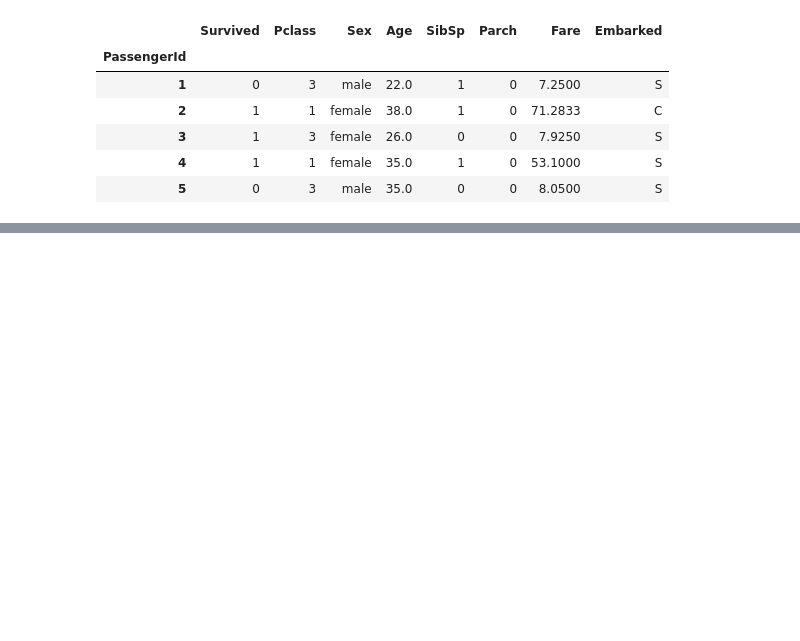
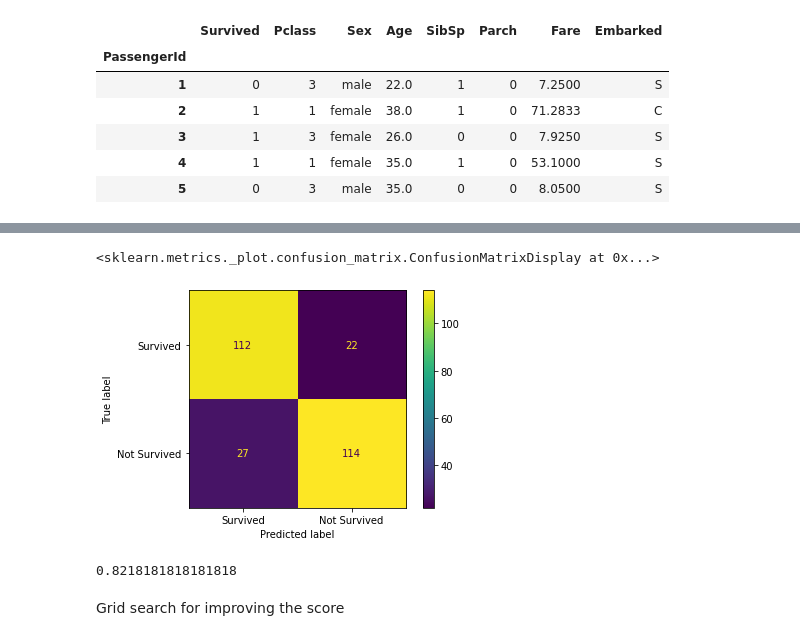
Before and after one commit to Khalid019/Titanic_Survival_Classification_Using_Machine-Learning, a Jupyter notebook: Titanic_Survival.ipynb, the cells around one changed output, grey strips where cells are left out. Drawn from its saved outputs; the diff is of its cells as text; code cells hidden in the pictures; blank space fills up the shorter version.

```diff
--- a/Titanic_Survival.ipynb
+++ b/Titanic_Survival.ipynb
@@ -133,0 +344,4 @@ df.head()
+# %%
+# check dataset is balanced on not
+features['Survived'] =target
+features.Survived.value_counts()
@@ -133,0 +400,6 @@ df.head()
+# %%
+from sklearn.model_selection import train_test_split
+
+xtrain, xtest, ytrain, ytest = train_test_split(
+    features.drop(columns=['Survived']), features.Survived, random_state=42, test_size=0.25
+)
@@ -133,0 +452,13 @@ df.head()
+# %%
+cm_rf_disp = ConfusionMatrixDisplay(cm_rf, display_labels=['Survived', 'Not Survived'])
+cm_rf_disp.plot()
+# %% [output]
+<sklearn.metrics._plot.confusion_matrix.ConfusionMatrixDisplay at 0x...>
+[figure, added]
+# %%
+accuracy_score_rf = accuracy_score(ytest, ypred_rf)
+accuracy_score_rf
+# %% [output]
+0.8218181818181818
+# %% [markdown]
+Grid search for improving the score
```
Also changed, not shown: parts of 59 cells of this notebook.
